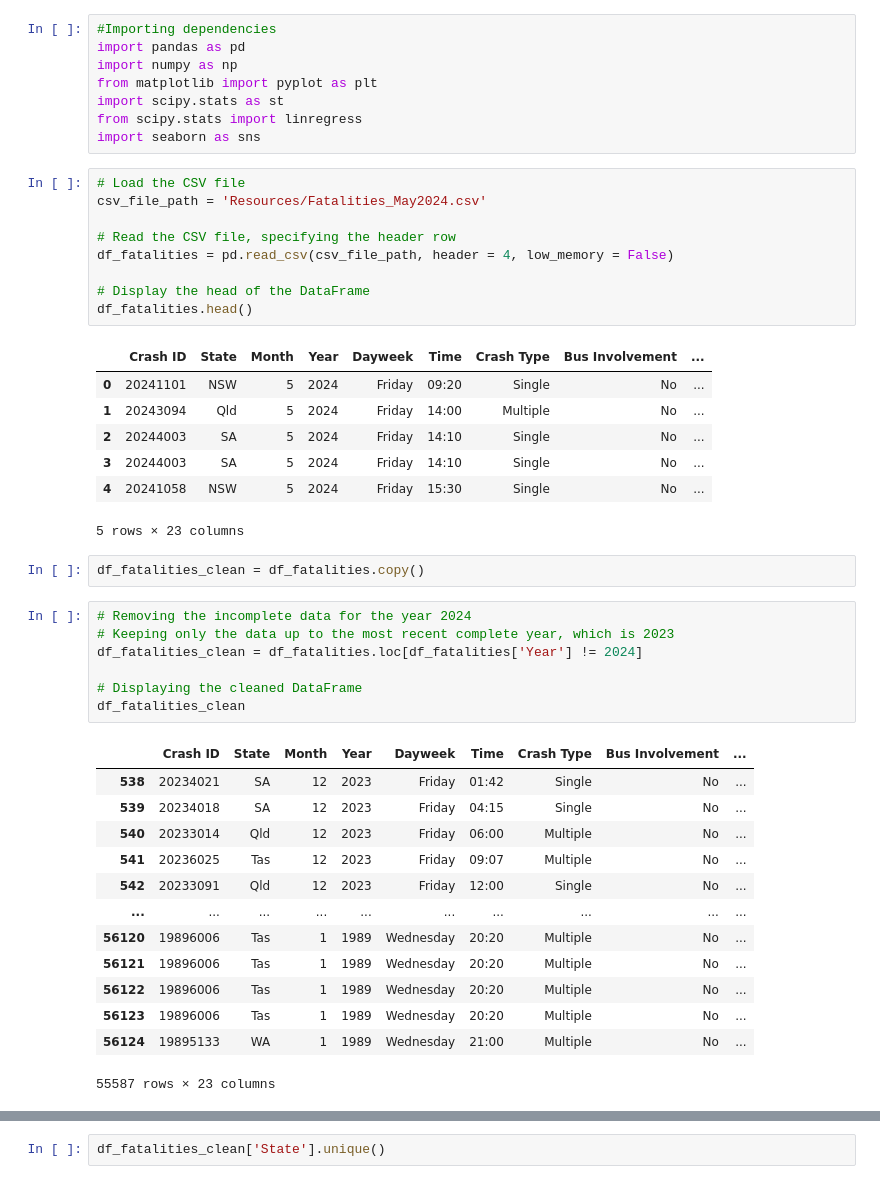
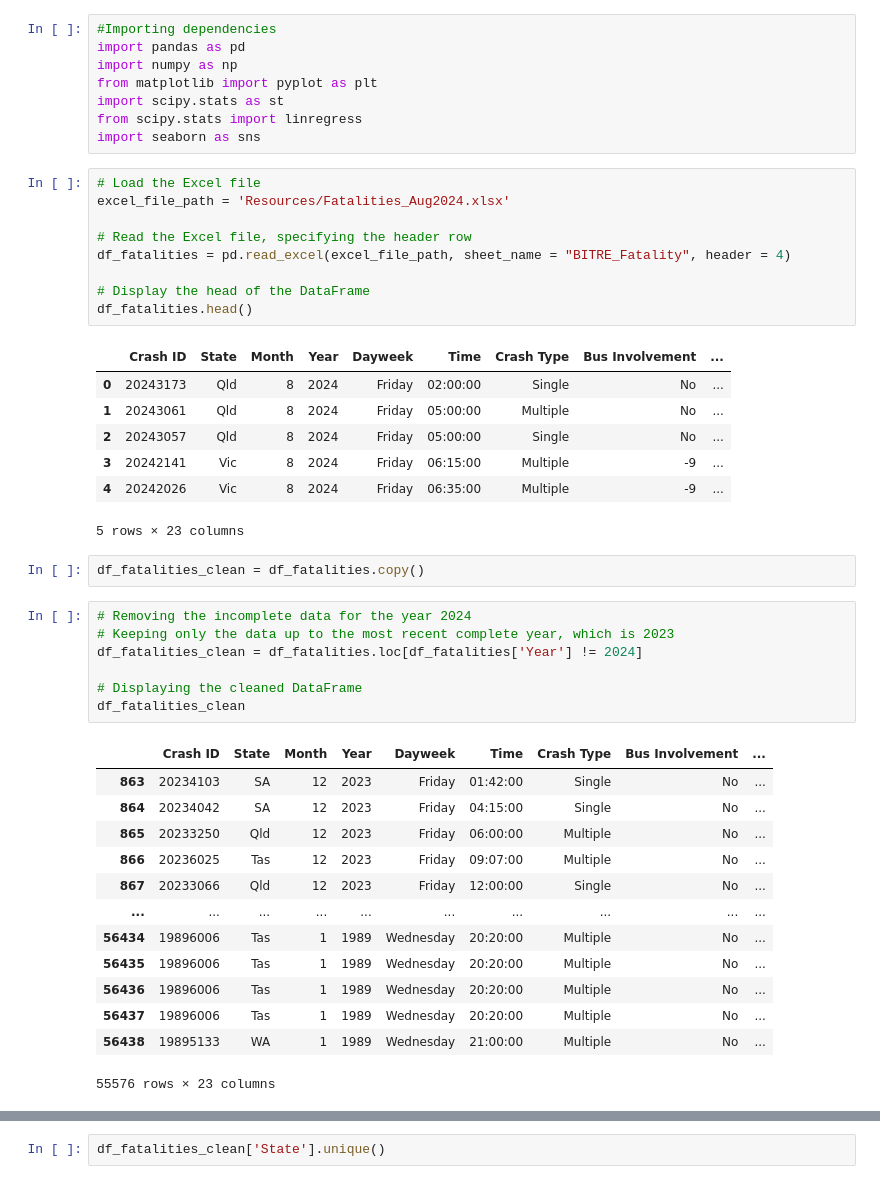
Before and after one commit to Yukitoshi12345/Australia-Road-Fatality, a Jupyter notebook: main.ipynb, the cells around one changed output, grey strips where cells are left out. Drawn from its saved outputs; the diff is of its cells as text.

```diff
--- a/main.ipynb
+++ b/main.ipynb
@@ -7,21 +7,21 @@ import scipy.stats as st
 from scipy.stats import linregress
 import seaborn as sns
 # %%
-# Load the CSV file
-csv_file_path = 'Resources/Fatalities_May2024.csv'
+# Load the Excel file
+excel_file_path = 'Resources/Fatalities_Aug2024.xlsx'
 
-# Read the CSV file, specifying the header row
-df_fatalities = pd.read_csv(csv_file_path, header = 4, low_memory = False)
+# Read the Excel file, specifying the header row
+df_fatalities = pd.read_excel(excel_file_path, sheet_name = "BITRE_Fatality", header = 4)
 
 # Display the head of the DataFrame
 df_fatalities.head()
 # %% [output]
 |  | Crash ID | State | Month | Year | Dayweek | Time | Crash Type | Bus Involvement | ... |
-| 0 | 20241101 | NSW | 5 | 2024 | Friday | 09:20 | Single | No | ... |
-| 1 | 20243094 | Qld | 5 | 2024 | Friday | 14:00 | Multiple | No | ... |
-| 2 | 20244003 | SA | 5 | 2024 | Friday | 14:10 | Single | No | ... |
-| 3 | 20244003 | SA | 5 | 2024 | Friday | 14:10 | Single | No | ... |
-| 4 | 20241058 | NSW | 5 | 2024 | Friday | 15:30 | Single | No | ... |
+| 0 | 20243173 | Qld | 8 | 2024 | Friday | 02:00:00 | Single | No | ... |
+| 1 | 20243061 | Qld | 8 | 2024 | Friday | 05:00:00 | Multiple | No | ... |
+| 2 | 20243057 | Qld | 8 | 2024 | Friday | 05:00:00 | Single | No | ... |
+| 3 | 20242141 | Vic | 8 | 2024 | Friday | 06:15:00 | Multiple | -9 | ... |
+| 4 | 20242026 | Vic | 8 | 2024 | Friday | 06:35:00 | Multiple | -9 | ... |
 5 rows × 23 columns
 # %%
 df_fatalities_clean = df_fatalities.copy()
@@ -34,18 +34,18 @@ df_fatalities_clean = df_fatalities.loc[df_fatalities['Year'] != 2024]
 df_fatalities_clean
 # %% [output]
 |  | Crash ID | State | Month | Year | Dayweek | Time | Crash Type | Bus Involvement | ... |
-| 538 | 20234021 | SA | 12 | 2023 | Friday | 01:42 | Single | No | ... |
-| 539 | 20234018 | SA | 12 | 2023 | Friday | 04:15 | Single | No | ... |
-| 540 | 20233014 | Qld | 12 | 2023 | Friday | 06:00 | Multiple | No | ... |
-| 541 | 20236025 | Tas | 12 | 2023 | Friday | 09:07 | Multiple | No | ... |
-| 542 | 20233091 | Qld | 12 | 2023 | Friday | 12:00 | Single | No | ... |
+| 863 | 20234103 | SA | 12 | 2023 | Friday | 01:42:00 | Single | No | ... |
+| 864 | 20234042 | SA | 12 | 2023 | Friday | 04:15:00 | Single | No | ... |
+| 865 | 20233250 | Qld | 12 | 2023 | Friday | 06:00:00 | Multiple | No | ... |
+| 866 | 20236025 | Tas | 12 | 2023 | Friday | 09:07:00 | Multiple | No | ... |
+| 867 | 20233066 | Qld | 12 | 2023 | Friday | 12:00:00 | Single | No | ... |
 | ... | ... | ... | ... | ... | ... | ... | ... | ... | ... |
-| 56120 | 19896006 | Tas | 1 | 1989 | Wednesday | 20:20 | Multiple | No | ... |
-| 56121 | 19896006 | Tas | 1 | 1989 | Wednesday | 20:20 | Multiple | No | ... |
-| 56122 | 19896006 | Tas | 1 | 1989 | Wednesday | 20:20 | Multiple | No | ... |
-| 56123 | 19896006 | Tas | 1 | 1989 | Wednesday | 20:20 | Multiple | No | ... |
-| 56124 | 19895133 | WA | 1 | 1989 | Wednesday | 21:00 | Multiple | No | ... |
+| 56434 | 19896006 | Tas | 1 | 1989 | Wednesday | 20:20:00 | Multiple | No | ... |
+| 56435 | 19896006 | Tas | 1 | 1989 | Wednesday | 20:20:00 | Multiple | No | ... |
+| 56436 | 19896006 | Tas | 1 | 1989 | Wednesday | 20:20:00 | Multiple | No | ... |
+| 56437 | 19896006 | Tas | 1 | 1989 | Wednesday | 20:20:00 | Multiple | No | ... |
+| 56438 | 19895133 | WA | 1 | 1989 | Wednesday | 21:00:00 | Multiple | No | ... |
-55587 rows × 23 columns
+55576 rows × 23 columns
 # %%
 df_fatalities_clean.info()
 # %% [output]
```
Also changed, not shown: parts of 9 cells of this notebook, 6 other files.
